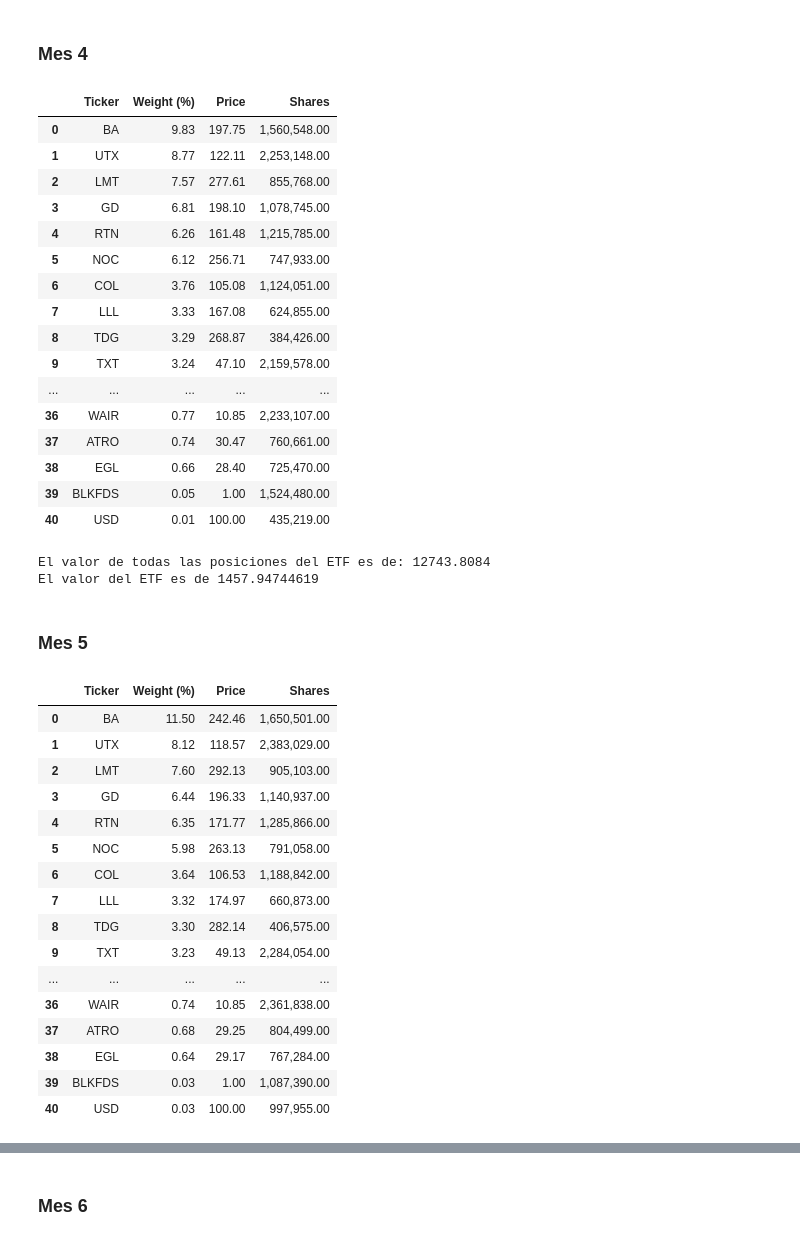
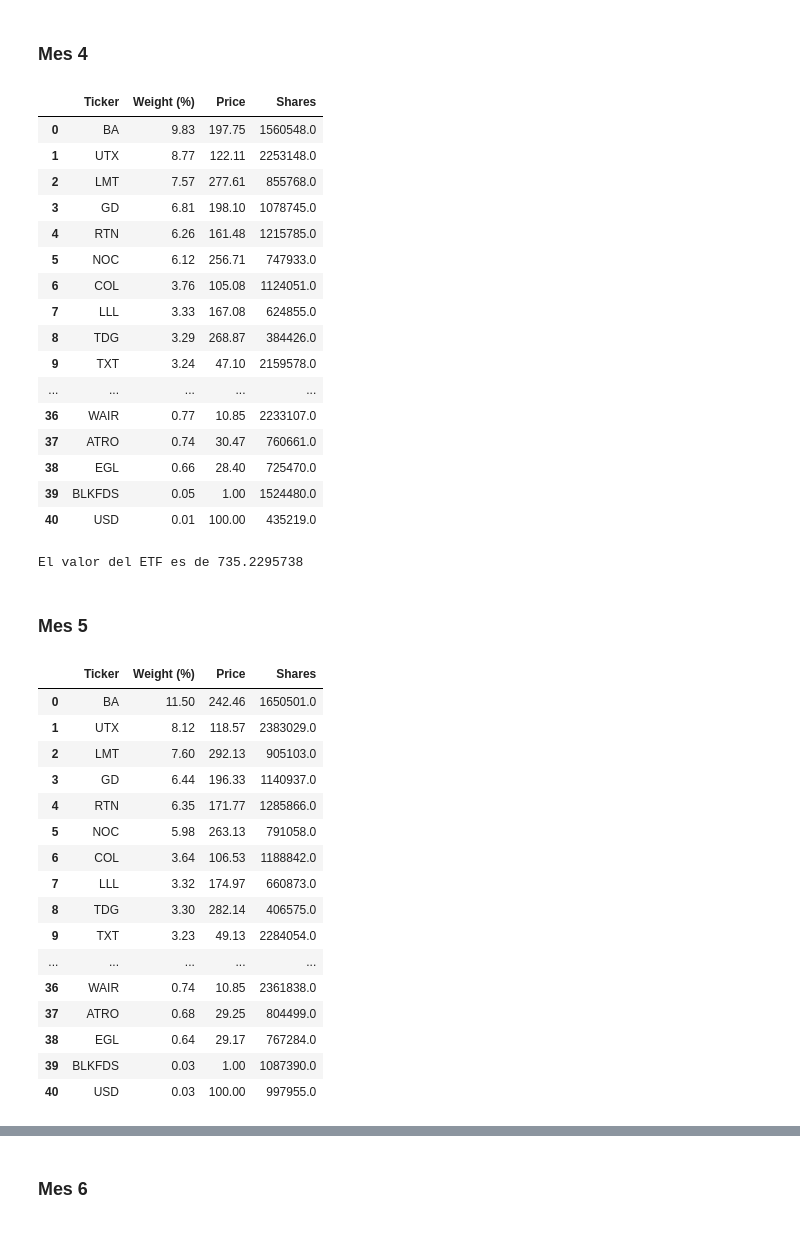
Before and after one commit to Dianachav/Trading_Lab1, a Jupyter notebook: Lab1_Python.ipynb, the cells around one changed output, grey strips where cells are left out. Drawn from its saved outputs; the diff is of its cells as text; code cells hidden in the pictures.

```diff
--- a/Lab1_Python.ipynb
+++ b/Lab1_Python.ipynb
@@ -133,70 +130,69 @@ El valor del ETF es de 1400.89044361
 # %% [markdown]
 ### Mes 4
 # %%
-mes4 = pd.read_csv('https://raw.githubusercontent.com/Dianachav/Trading_Lab1/master/ITA_holdings-4.csv', skiprows=10, delim_whitespace=False)
+mes4 = pd.read_csv('https://raw.githubusercontent.com/Dianachav/Trading_Lab1/master/ITA_holdings-4.csv',
+                   skiprows=10, delim_whitespace=False, thousands=',')
 mes4=mes4.drop(columns = ['Name', 'Asset Class', "Market Value", 'Notional Value', 'Sector', 'SEDOL', 'ISIN', 'Exchange'])
 mes4=mes4.dropna(axis=0)
 mes4
 # %% [output]
 |  | Ticker | Weight (%) | Price | Shares |
-| 0 | BA | 9.83 | 197.75 | 1,560,548.00 |
-| 1 | UTX | 8.77 | 122.11 | 2,253,148.00 |
-| 2 | LMT | 7.57 | 277.61 | 855,768.00 |
-| 3 | GD | 6.81 | 198.10 | 1,078,745.00 |
-| 4 | RTN | 6.26 | 161.48 | 1,215,785.00 |
-| 5 | NOC | 6.12 | 256.71 | 747,933.00 |
-| 6 | COL | 3.76 | 105.08 | 1,124,051.00 |
-| 7 | LLL | 3.33 | 167.08 | 624,855.00 |
-| 8 | TDG | 3.29 | 268.87 | 384,426.00 |
-| 9 | TXT | 3.24 | 47.10 | 2,159,578.00 |
+| 0 | BA | 9.83 | 197.75 | 1560548.0 |
+| 1 | UTX | 8.77 | 122.11 | 2253148.0 |
+| 2 | LMT | 7.57 | 277.61 | 855768.0 |
+| 3 | GD | 6.81 | 198.10 | 1078745.0 |
+| 4 | RTN | 6.26 | 161.48 | 1215785.0 |
+| 5 | NOC | 6.12 | 256.71 | 747933.0 |
+| 6 | COL | 3.76 | 105.08 | 1124051.0 |
+| 7 | LLL | 3.33 | 167.08 | 624855.0 |
+| 8 | TDG | 3.29 | 268.87 | 384426.0 |
+| 9 | TXT | 3.24 | 47.10 | 2159578.0 |
 | ... | ... | ... | ... | ... |
-| 36 | WAIR | 0.77 | 10.85 | 2,233,107.00 |
-| 37 | ATRO | 0.74 | 30.47 | 760,661.00 |
-| 38 | EGL | 0.66 | 28.40 | 725,470.00 |
-| 39 | BLKFDS | 0.05 | 1.00 | 1,524,480.00 |
-| 40 | USD | 0.01 | 100.00 | 435,219.00 |
+| 36 | WAIR | 0.77 | 10.85 | 2233107.0 |
+| 37 | ATRO | 0.74 | 30.47 | 760661.0 |
+| 38 | EGL | 0.66 | 28.40 | 725470.0 |
+| 39 | BLKFDS | 0.05 | 1.00 | 1524480.0 |
+| 40 | USD | 0.01 | 100.00 | 435219.0 |
 # %%
 t4= mes4.iloc[:,0:1] #Tickers
 peso4 = mes4.iloc[:,1] #Pesos
 precio4 = mes4.iloc[:,2] #Precio de la acción
-shares4 = mes4.iloc[:,3] # Número de shares
-a4 = peso4*precio4 # Valor de la acción por Ticker
+s4 = mes4.iloc[:,3] #Número de share por acción
+a4 = peso4*precio4*s4 # Valor de la acción por Ticker
+v_etf4 = sum(a4) #Suma de los valores de las acciones
 
-v_etf4 = sum(a4) #Suma de los valores de las acciones
-print "El valor de todas las posiciones del ETF es de:", v_etf1
-
-ETF4 =  19950000/v_etf4
+ETF4 = v_etf4/19950000
 print "El valor del ETF es de", ETF4
 
 #Para sacar el valor del ETF es v_etf entre el numero total de activos del etf
 # %% [output]
-El valor de todas las posiciones del ETF es de: 12743.8084
-El valor del ETF es de 1457.94744619
+El valor del ETF es de 735.2295738
 # %% [markdown]
 ### Mes 5
 # %%
-mes5 = pd.read_csv('https://raw.githubusercontent.com/Dianachav/Trading_Lab1/master/ITA_holdings-5.csv', skiprows=10, delim_whitespace=False)
+mes5 = pd.read_csv('https://raw.githubusercontent.com/Dianachav/Trading_Lab1/master/ITA_holdings-5.csv',
+                   skiprows=10, delim_whitespace=False, thousands=',')
 mes5=mes5.drop(columns = ['Name', 'Asset Class', "Market Value", 'Notional Value', 'Sector', 'SEDOL', 'ISIN', 'Exchange'])
 mes5=mes5.dropna(axis=0)
 mes5
 # %% [output]
 |  | Ticker | Weight (%) | Price | Shares |
-| 0 | BA | 11.50 | 242.46 | 1,650,501.00 |
-| 1 | UTX | 8.12 | 118.57 | 2,383,029.00 |
-| 2 | LMT | 7.60 | 292.13 | 905,103.00 |
-| 3 | GD | 6.44 | 196.33 | 1,140,937.00 |
-| 4 | RTN | 6.35 | 171.77 | 1,285,866.00 |
-| 5 | NOC | 5.98 | 263.13 | 791,058.00 |
-| 6 | COL | 3.64 | 106.53 | 1,188,842.00 |
-| 7 | LLL | 3.32 | 174.97 | 660,873.00 |
-| 8 | TDG | 3.30 | 282.14 | 406,575.00 |
-| 9 | TXT | 3.23 | 49.13 | 2,284,054.00 |
+| 0 | BA | 11.50 | 242.46 | 1650501.0 |
+| 1 | UTX | 8.12 | 118.57 | 2383029.0 |
+| 2 | LMT | 7.60 | 292.13 | 905103.0 |
+| 3 | GD | 6.44 | 196.33 | 1140937.0 |
+| 4 | RTN | 6.35 | 171.77 | 1285866.0 |
+| 5 | NOC | 5.98 | 263.13 | 791058.0 |
+| 6 | COL | 3.64 | 106.53 | 1188842.0 |
+| 7 | LLL | 3.32 | 174.97 | 660873.0 |
+| 8 | TDG | 3.30 | 282.14 | 406575.0 |
+| 9 | TXT | 3.23 | 49.13 | 2284054.0 |
 | ... | ... | ... | ... | ... |
-| 36 | WAIR | 0.74 | 10.85 | 2,361,838.00 |
-| 37 | ATRO | 0.68 | 29.25 | 804,499.00 |
-| 38 | EGL | 0.64 | 29.17 | 767,284.00 |
-| 39 | BLKFDS | 0.03 | 1.00 | 1,087,390.00 |
-| 40 | USD | 0.03 | 100.00 | 997,955.00 |
+| 36 | WAIR | 0.74 | 10.85 | 2361838.0 |
+| 37 | ATRO | 0.68 | 29.25 | 804499.0 |
+| 38 | EGL | 0.64 | 29.17 | 767284.0 |
+| 39 | BLKFDS | 0.03 | 1.00 | 1087390.0 |
+| 40 | USD | 0.03 | 100.00 | 997955.0 |
 # %%
 t5 = mes5.iloc[:,0:1] #Tickers
 peso5 = mes5.iloc[:,1] #Pesos
```
Also changed, not shown: parts of 22 cells of this notebook.
